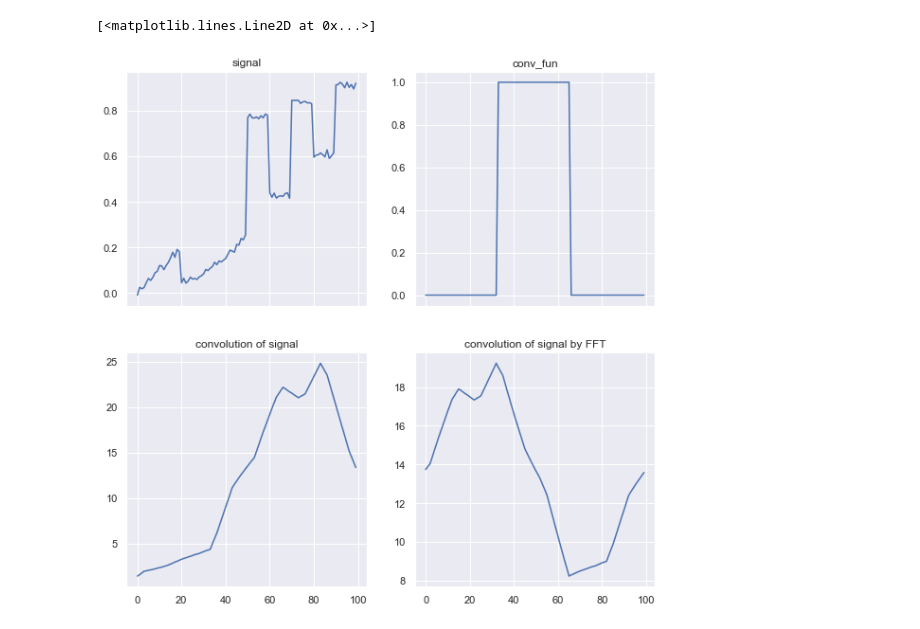
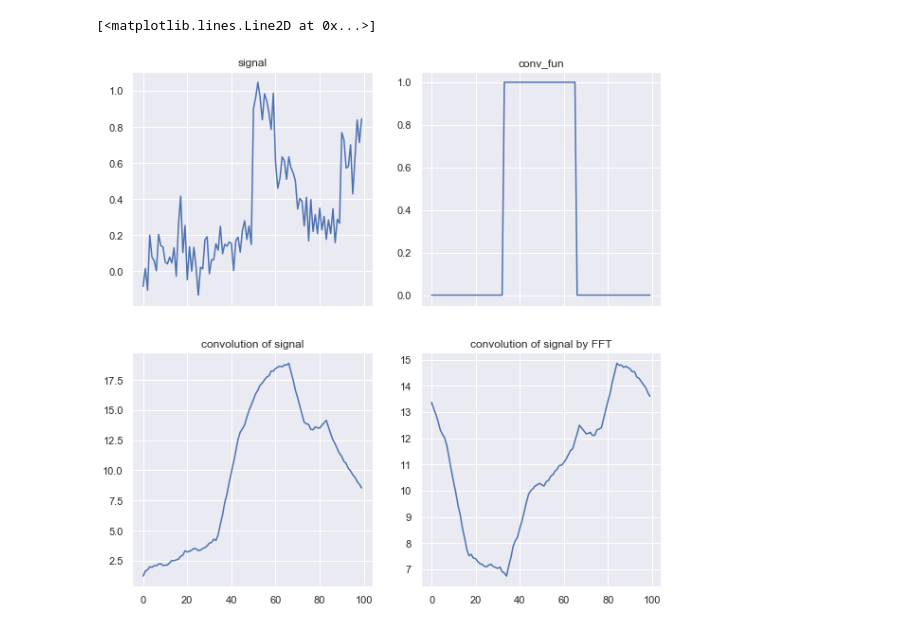
Before and after one commit to KovalAlvi/Algorithms_2019, a Jupyter notebook: Zubyk_3_ifft.ipynb, the cells around one changed output. Cells and saved outputs as stored; diff of their text form; code cells hidden in the pictures.

```diff
--- a/Zubyk_3_ifft.ipynb
+++ b/Zubyk_3_ifft.ipynb
@@ -65,7 +65,7 @@ for i in range(N//2, N- 1, N//10):
     signal[i:i+100] = np.random.random()
 
 signal = signal[:,np.newaxis]
-signal += np.random.randn(N,1)/100
+signal += np.random.randn(N,1)/10
 # %%
 
 signal_obraz = np.fft.rfft(signal.flatten())
@@ -77,17 +77,17 @@ result = np.fft.ifft(signal_obraz*conv_obraz, n = N)
 # %%
 ##plt.plot(np.dot(conv_operator, signal))
 fig, ax = plt.subplots(2,2, figsize = (10,10), sharex=True)
 ax[0,0].set_title('signal')
 ax[0,0].plot(signal)
 
 ax[0,1].set_title('conv_fun')
 ax[0,1].plot(conv_fun)
 
 ax[1,0].set_title('convolution of signal')
 ax[1,0].plot(np.dot(conv_operator, signal))
 
 ax[1,1].set_title('convolution of signal by FFT')
-ax[1,1].plot(result)
+ax[1,1].plot(np.flip(result))
 # %% [output]
 [<matplotlib.lines.Line2D at 0x...>]
-[figure, old version]
+[figure, new version]
```
Also changed, not shown: parts of 1 cell of this notebook, 1 other file.
